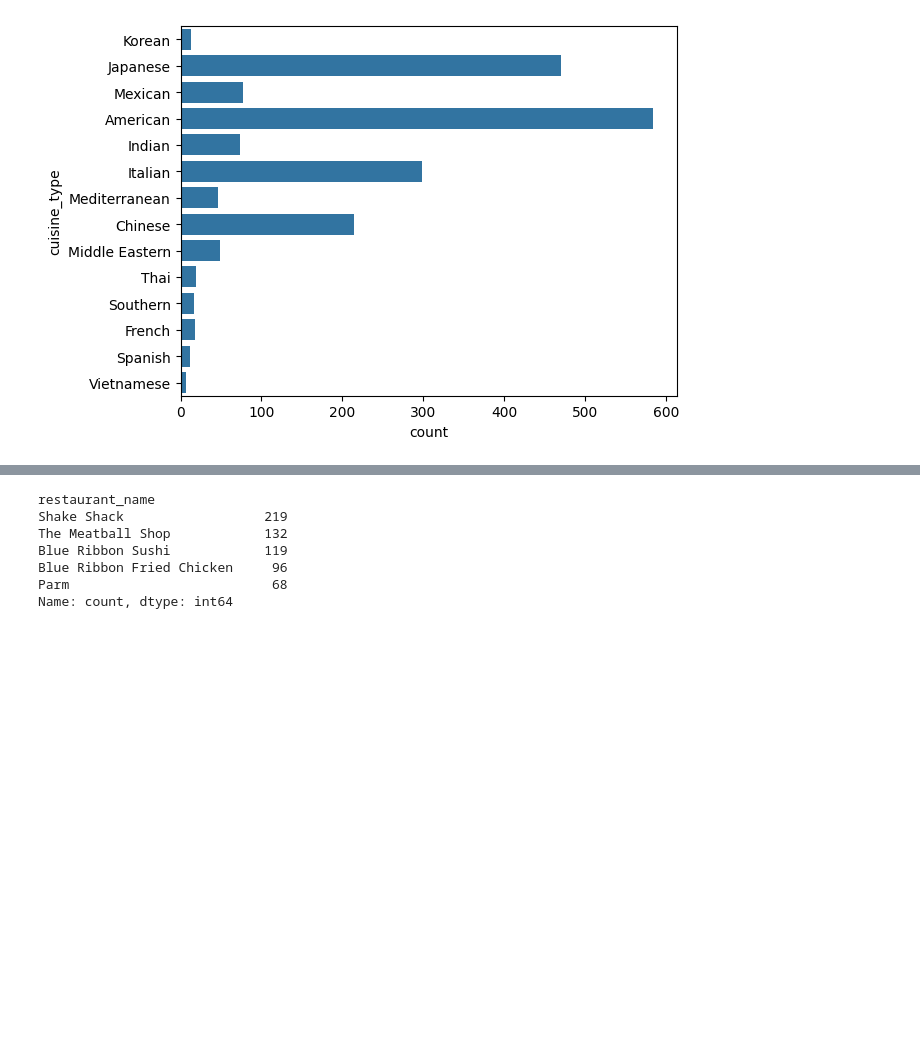
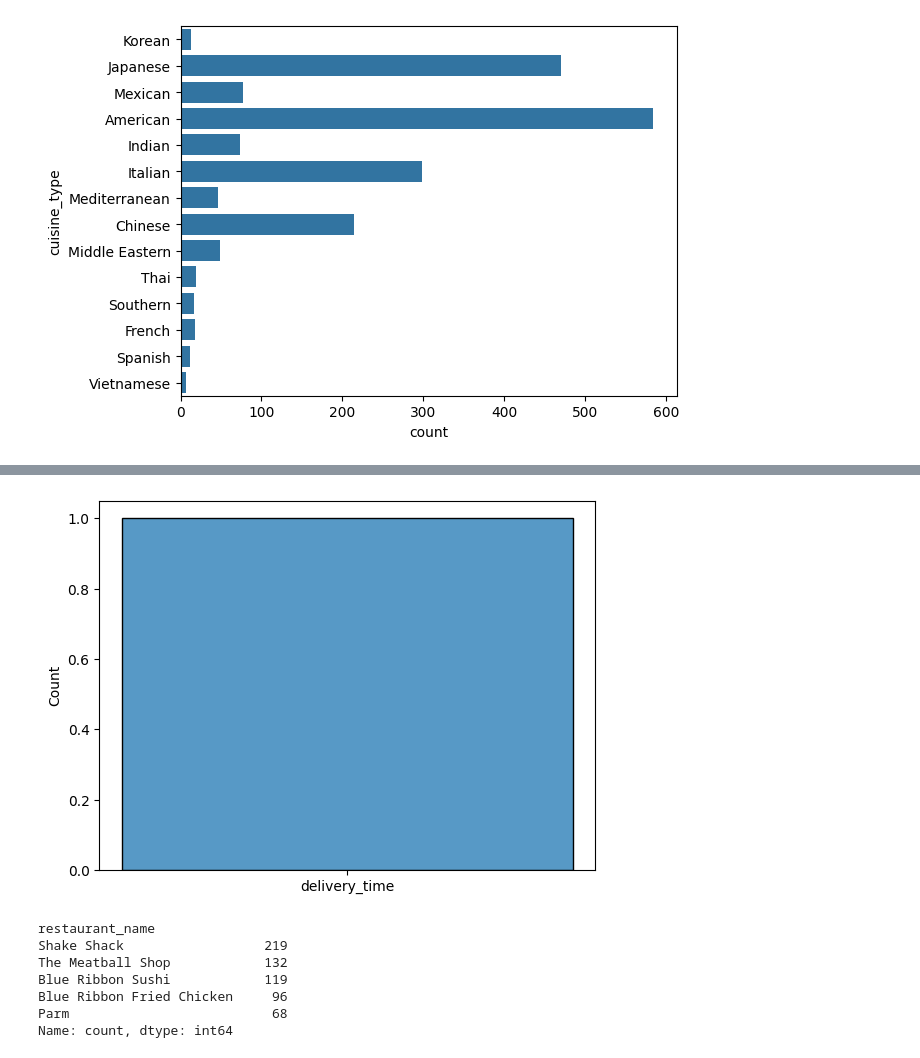
Before and after one commit to MichyBliss/Food-Hub, a Jupyter notebook: FoodHub_workbook.ipynb, the cells around one changed output, grey strips where cells are left out. Cells and saved outputs as stored; diff of their text form; code cells hidden in the pictures; blank space fills up the shorter version.

```diff
--- a/FoodHub_workbook.ipynb
+++ b/FoodHub_workbook.ipynb
@@ -111,3 +126,9 @@ plt.show()
+# %%
+#histogram
+sns.histplot('delivery_time')
+plt.show()
+# %% [output]
+[figure, added]
 # %%
 # Which are the top 5 restaurants in terms of the number of orders received?
 top_restaurants = df['restaurant_name'].value_counts().head(5)
```
Also changed, not shown: parts of 18 cells of this notebook.
